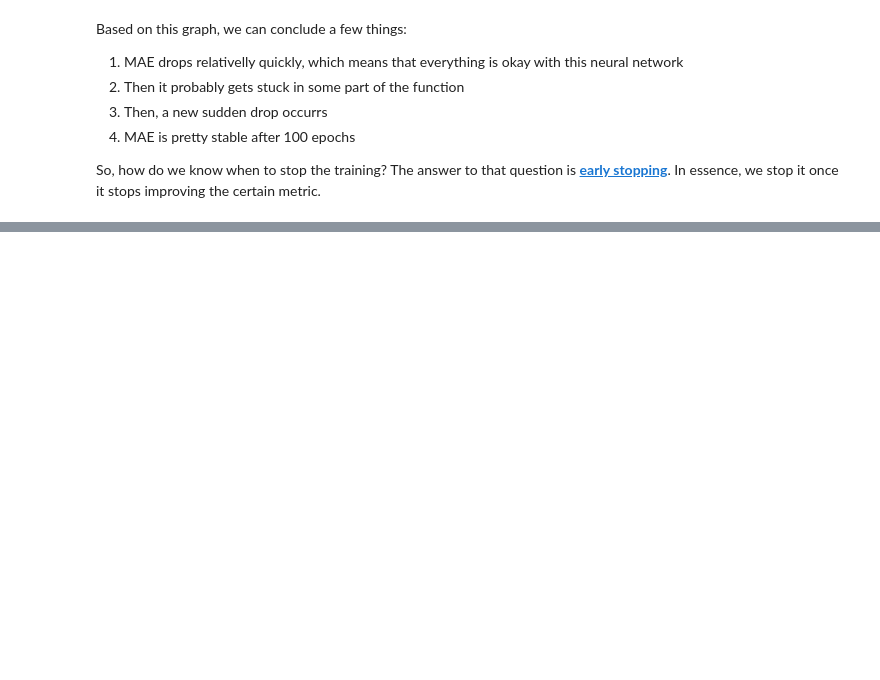
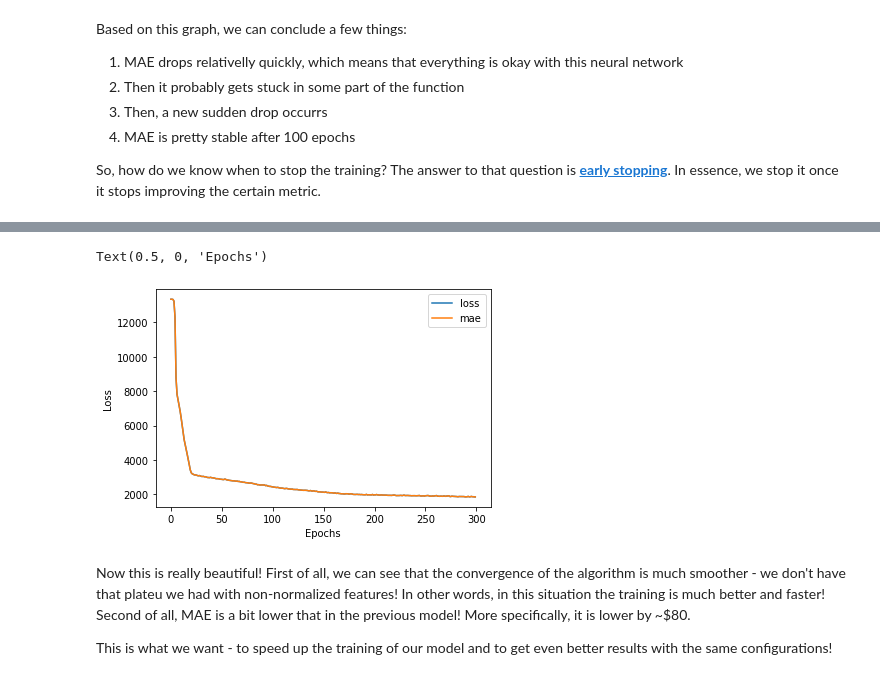
Before and after one commit to emirdemic/Learning-TensorFlow, a Jupyter notebook: TensorFlow.ipynb, the cells around one changed output, grey strips where cells are left out. Drawn from its saved outputs; the diff is of its cells as text; code cells hidden in the pictures; blank space fills up the shorter version.

```diff
--- a/TensorFlow.ipynb
+++ b/TensorFlow.ipynb
@@ -1613,0 +1725,14 @@ So, how do we know when to stop the training? The answer to that question is **[
+# %%
+# Let's plot the history of the second model
+loss_history = pd.DataFrame(history.history)
+loss_history.plot()
+plt.ylabel('Loss')
+plt.xlabel('Epochs')
+# %% [output]
+Text(0.5, 0, 'Epochs')
+[figure, added]
+# %% [markdown]
+Now this is really beautiful!
+First of all, we can see that the convergence of the algorithm is much smoother - we don't have that plateu we had with non-normalized features! In other words, in this situation the training is much better and faster! Second of all, MAE is a bit lower that in the previous model! More specifically, it is lower by ~$80.
+
+This is what we want - to speed up the training of our model and to get even better results with the same configurations!
```
Also changed, not shown: parts of 14 cells of this notebook.
